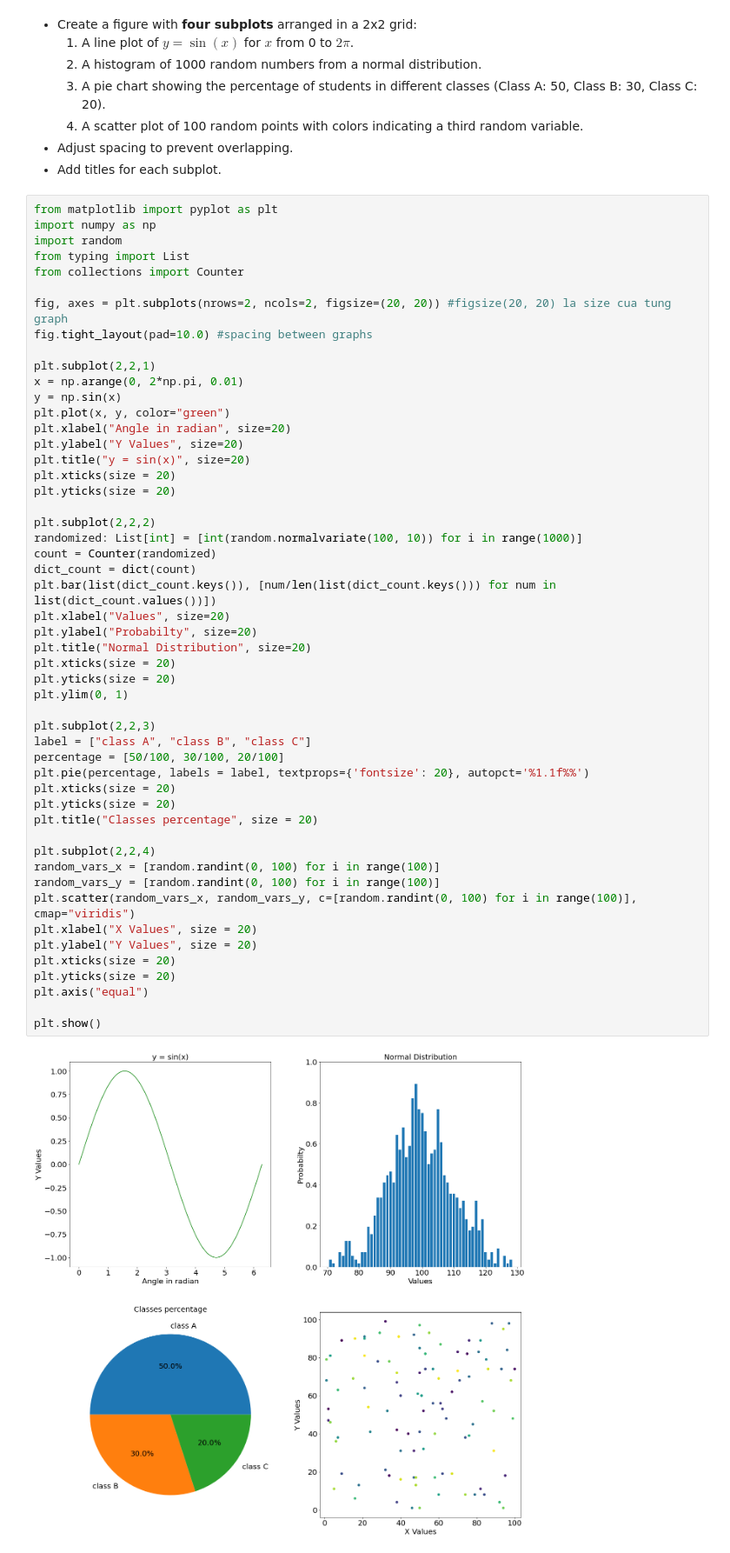
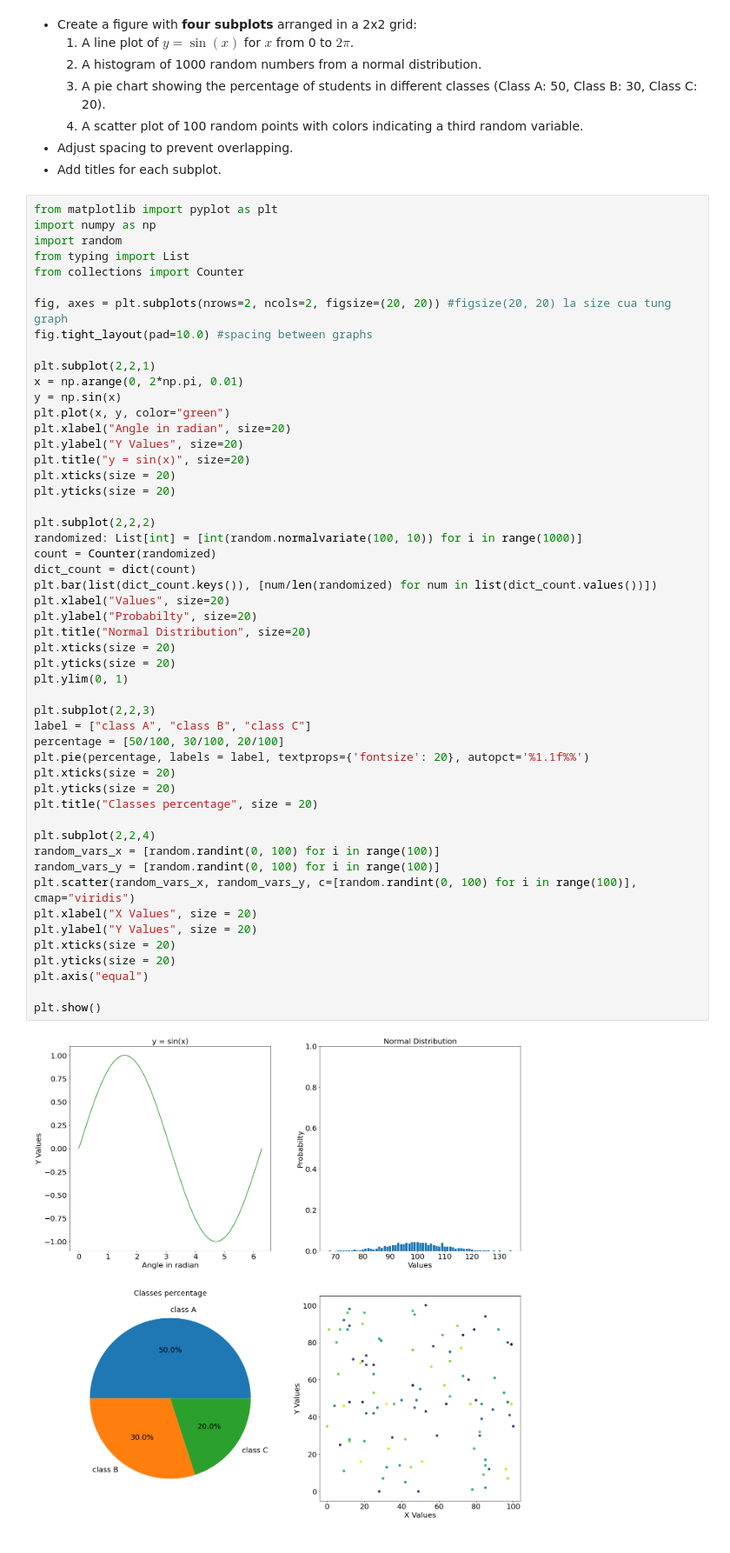
Before and after one commit to MaiDinhVinh/CS-ML, a Jupyter notebook: 2-10-2025/c01_visualization.ipynb, the cells around one changed output. Shown: that part at 87% size. Drawn from its saved outputs; the diff is of its cells as text.

```diff
--- a/2-10-2025/c01_visualization.ipynb
+++ b/2-10-2025/c01_visualization.ipynb
@@ -320,32 +320,32 @@ plt.subplot(2,2,2)
 randomized: List[int] = [int(random.normalvariate(100, 10)) for i in range(1000)]
 count = Counter(randomized)
 dict_count = dict(count)
-plt.bar(list(dict_count.keys()), [num/len(list(dict_count.keys())) for num in list(dict_count.values())])
+plt.bar(list(dict_count.keys()), [num/len(randomized) for num in list(dict_count.values())])
 plt.xlabel("Values", size=20)
 plt.ylabel("Probabilty", size=20)
 plt.title("Normal Distribution", size=20)
 plt.xticks(size = 20)
 plt.yticks(size = 20)
 plt.ylim(0, 1)
 
 plt.subplot(2,2,3)
 label = ["class A", "class B", "class C"]
 percentage = [50/100, 30/100, 20/100]
 plt.pie(percentage, labels = label, textprops={'fontsize': 20}, autopct='%1.1f%%')
 plt.xticks(size = 20)
 plt.yticks(size = 20)
 plt.title("Classes percentage", size = 20)
 
 plt.subplot(2,2,4)
 random_vars_x = [random.randint(0, 100) for i in range(100)]
 random_vars_y = [random.randint(0, 100) for i in range(100)]
 plt.scatter(random_vars_x, random_vars_y, c=[random.randint(0, 100) for i in range(100)], cmap="viridis")
 plt.xlabel("X Values", size = 20)
 plt.ylabel("Y Values", size = 20)
 plt.xticks(size = 20)
 plt.yticks(size = 20)
 plt.axis("equal")
 
 plt.show()
 # %% [output]
-[figure, old version]
+[figure, new version]
```
